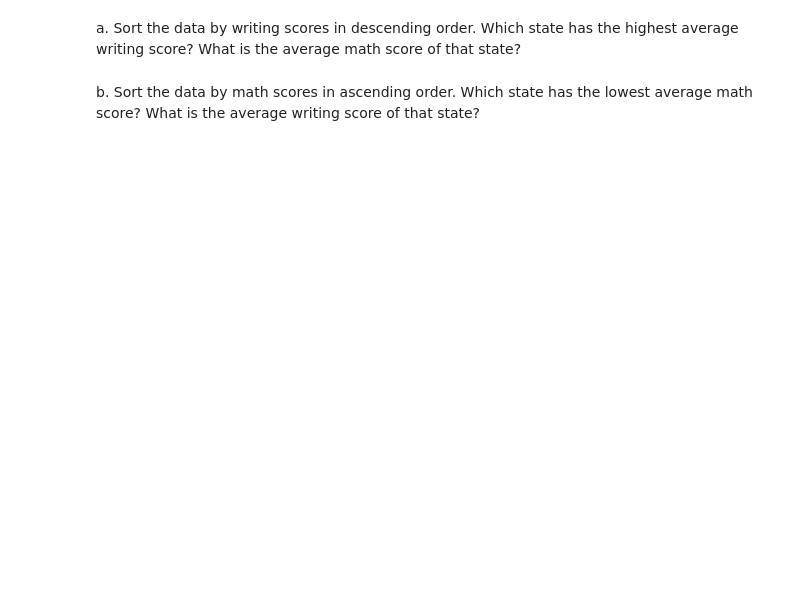
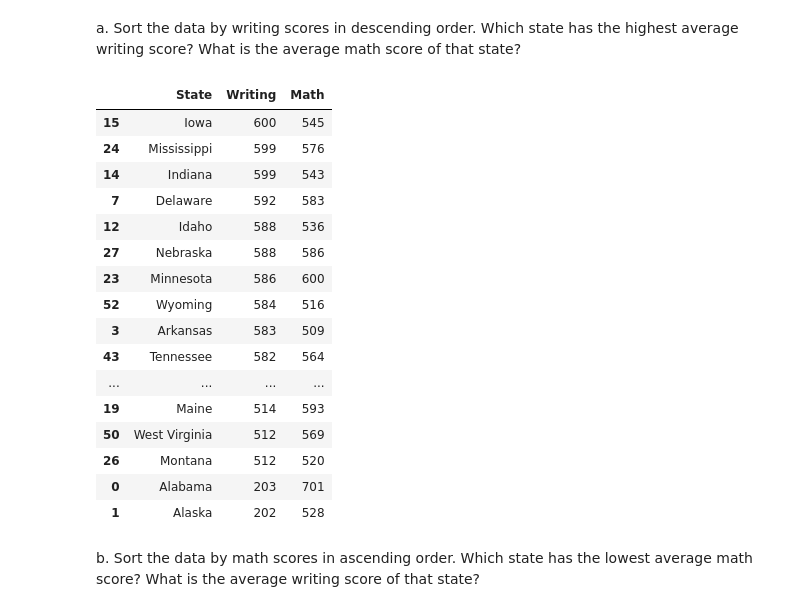
Before and after one commit to Shalomm25/CIS-3350-Knowledge-discovery-and-data-mining, a Jupyter notebook: Assignment_1_Shalom_Makowitz.ipynb, the cells around one changed output. Cells and saved outputs as stored; diff of their text form; code cells hidden in the pictures; blank space fills up the shorter version.

```diff
--- a/Assignment_1_Shalom_Makowitz.ipynb
+++ b/Assignment_1_Shalom_Makowitz.ipynb
@@ -87,4 +109,24 @@ The following table lists a portion of the average writing and math SAT scores f
 # %% [markdown]
 a. Sort the data by writing scores in descending order. Which state has the highest average writing score? What is the average math score of that state?
+# %%
+myData1.sort_values('Writing', ascending=False)
+# %% [output]
+|  | State | Writing | Math |
+| 15 | Iowa | 600 | 545 |
+| 24 | Mississippi | 599 | 576 |
+| 14 | Indiana | 599 | 543 |
+| 7 | Delaware | 592 | 583 |
+| 12 | Idaho | 588 | 536 |
+| 27 | Nebraska | 588 | 586 |
+| 23 | Minnesota | 586 | 600 |
+| 52 | Wyoming | 584 | 516 |
+| 3 | Arkansas | 583 | 509 |
+| 43 | Tennessee | 582 | 564 |
+| ... | ... | ... | ... |
+| 19 | Maine | 514 | 593 |
+| 50 | West Virginia | 512 | 569 |
+| 26 | Montana | 512 | 520 |
+| 0 | Alabama | 203 | 701 |
+| 1 | Alaska | 202 | 528 |
 # %% [markdown]
 b. Sort the data by math scores in ascending order. Which state has the lowest average math score? What is the average writing score of that state?
```
Also changed, not shown: parts of 18 cells of this notebook.
